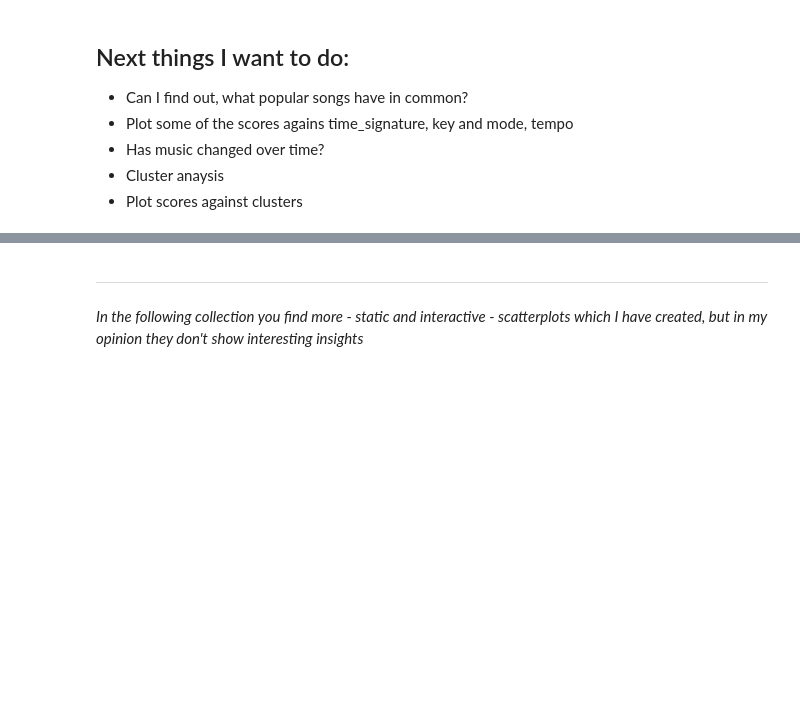
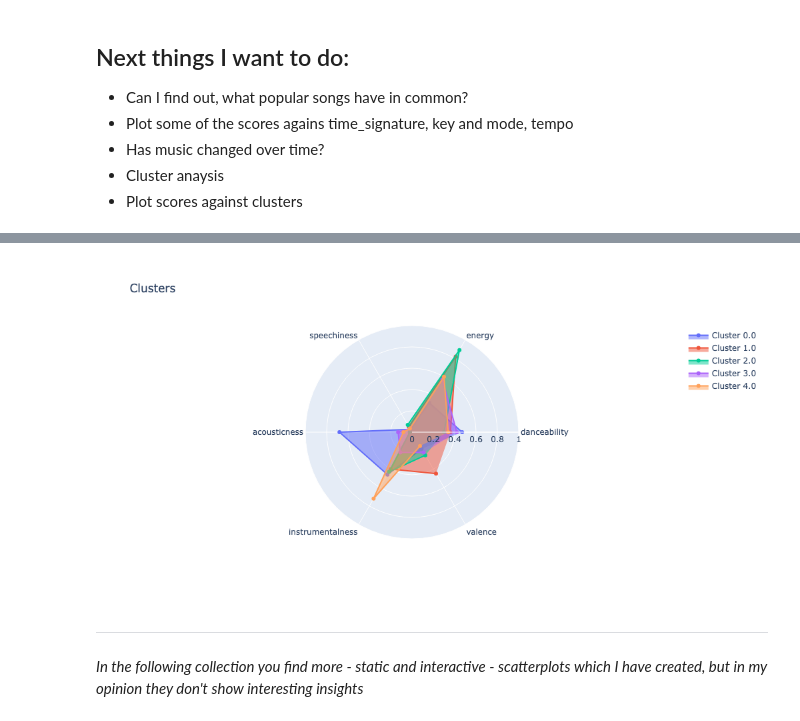
Before and after one commit to scheinmensch/Spotify, a Jupyter notebook: AllThemWitches.ipynb, the cells around one changed output, grey strips where cells are left out. Saved outputs shown, nothing was run; the diff lists cells and outputs as text; code cells hidden in the pictures; blank space fills up the shorter version.

```diff
--- a/AllThemWitches.ipynb
+++ b/AllThemWitches.ipynb
@@ -921,3 +991,40 @@ The (my) intuitive idea that the energy increases with increasing tempo seems to
+# %%
+num_clusters = 5
+
+kmeans = KMeans(n_clusters=num_clusters, random_state=42)
+clusters = kmeans.fit_predict(scaled_data)
+
+atw['cluster'] = clusters
+# %%
+atw_cluster_analysis = atw[['danceability', 'energy', 'speechiness', 'acousticness', 'instrumentalness', 'valence', 'cluster']].copy()
+means = atw_cluster_analysis.groupby('cluster').mean().round(2).reset_index()
+categories = ['danceability', 'energy', 'speechiness', 'acousticness', 'instrumentalness', 'valence']
+# %%
+fig = go.Figure()
+
+for i in range(len(means)):
+    fig.add_trace(go.Scatterpolar(
+        r=means.iloc[i][categories],
+        theta=categories,
+        fill='toself',
+        name=f'Cluster {means.iloc[i]["cluster"]}'
+    ))
+
+fig.update_layout(
+    title="Clusters",
+    width=800,
+    height=500,
+    polar=dict(
+        radialaxis=dict(
+            visible=True,
+            range=[0, 1]
+        )),
+    showlegend=True
+)
+
+fig.show()
+# %% [output]
+[figure, added]
 # %% [markdown]
 -----------
 *In the following collection you find more - static and interactive - scatterplots which I have created, but in my opinion they don't show interesting insights*
```
Also changed, not shown: parts of 16 cells of this notebook.
